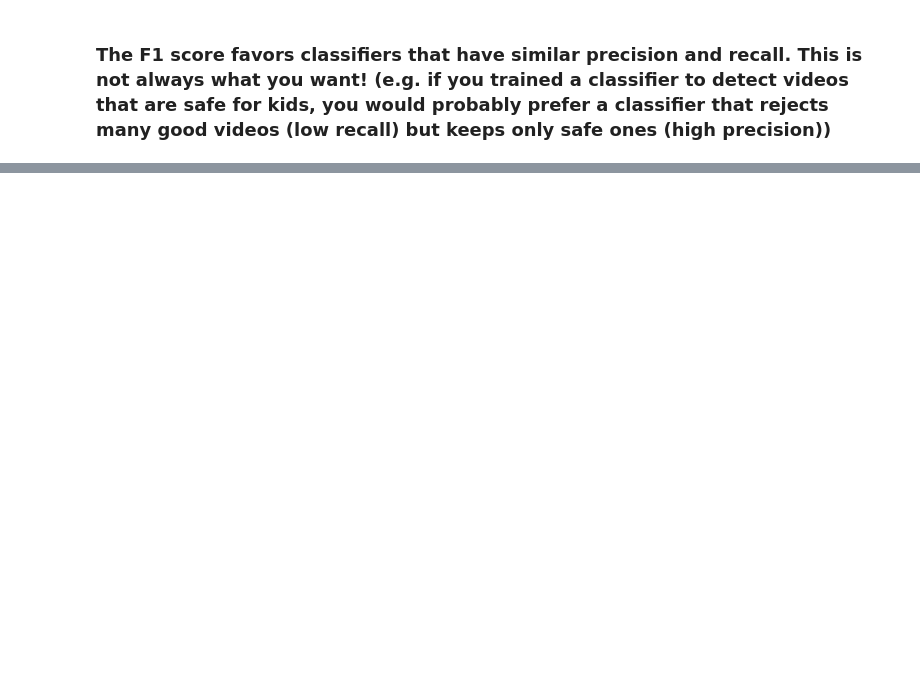
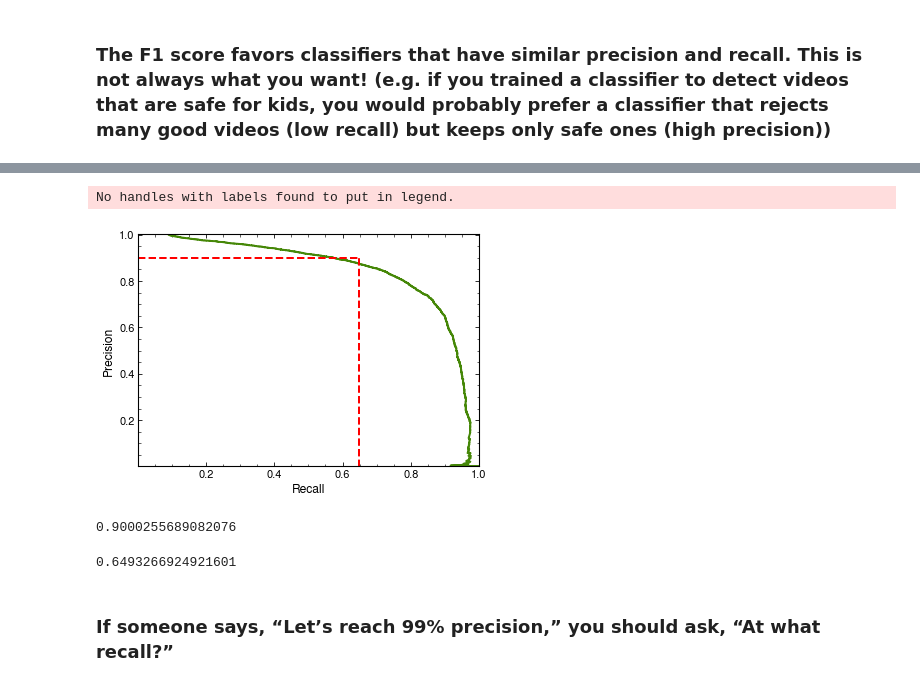
Before and after one commit to glukicov/ML_GPU, a Jupyter notebook: JupyterNB/Classification.ipynb, the cells around one changed output, grey strips where cells are left out. Cells and saved outputs as stored; diff of their text form; code cells hidden in the pictures; blank space fills up the shorter version.

```diff
--- a/JupyterNB/Classification.ipynb
+++ b/JupyterNB/Classification.ipynb
@@ -177,0 +185,14 @@ NameError: name 'precisions' is not defined
+# %%
+def plot_precision_vs_recall(precisions, recalls):
+    plt.plot(precisions[:-1], recalls[:-1])
+    plt.legend()
+    plt.xlabel("Recall")
+    plt.ylabel("Precision")
+    plt.axis([0.001, 1.001, 0.001, 1.001])
+
+plot_precision_vs_recall(precisions, recalls)
+plt.plot([recall_90_precision, recall_90_precision], [0.0, 0.9], "r--");
+plt.plot([0.0, recall_90_precision], [0.9, 0.9], "r--");
+# %% [output]
+No handles with labels found to put in legend.
+[figure, added]
@@ -177,0 +201,10 @@ NameError: name 'precisions' is not defined
+# %%
+precision_score(y_train_5, y_train_pred_90)
+# %% [output]
+0.9000255689082076
+# %%
+recall_score(y_train_5, y_train_pred_90)
+# %% [output]
+0.6493266924921601
+# %% [markdown]
+### If someone says, “Let’s reach 99% precision,” you should ask, “At what recall?”
```
Also changed, not shown: parts of 31 cells of this notebook, 2 other files.
